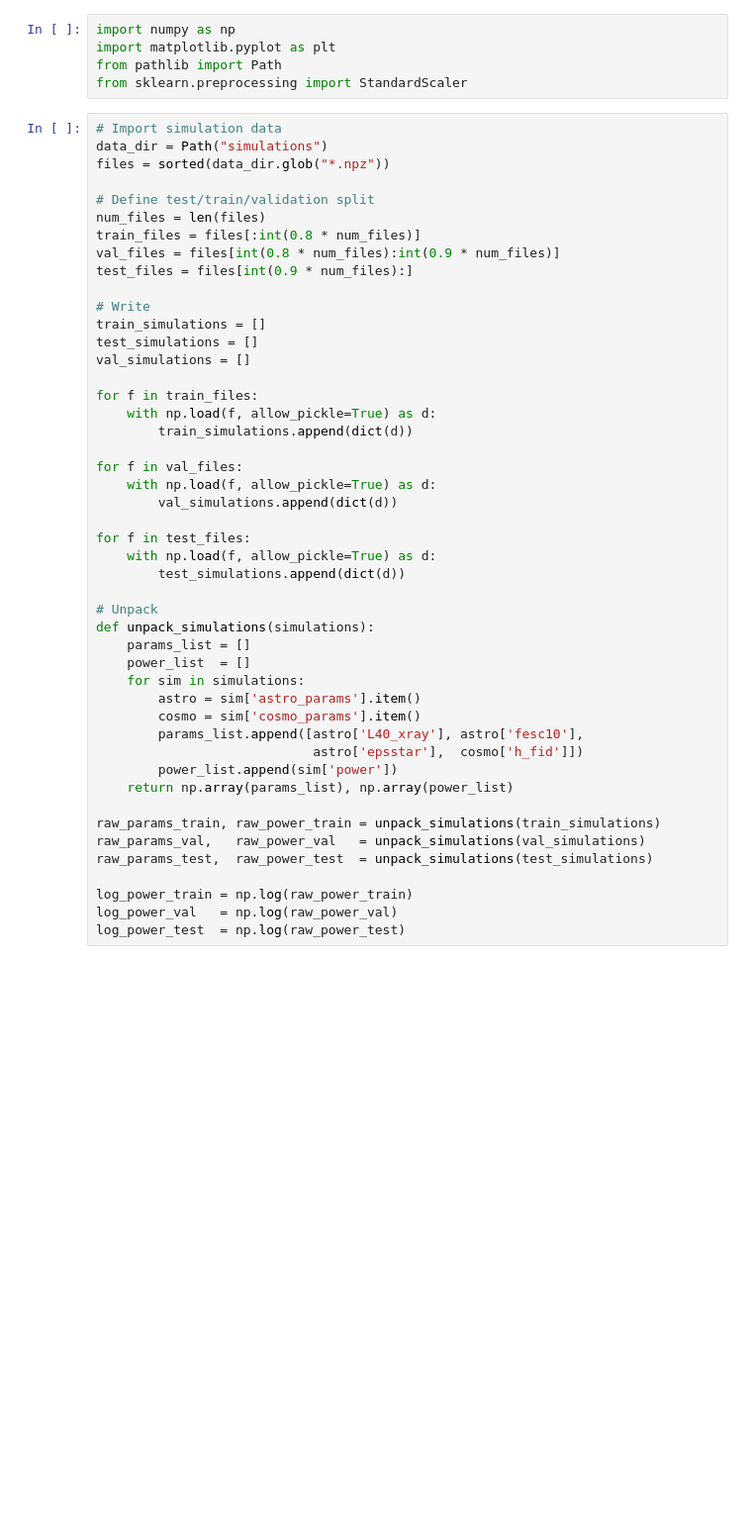
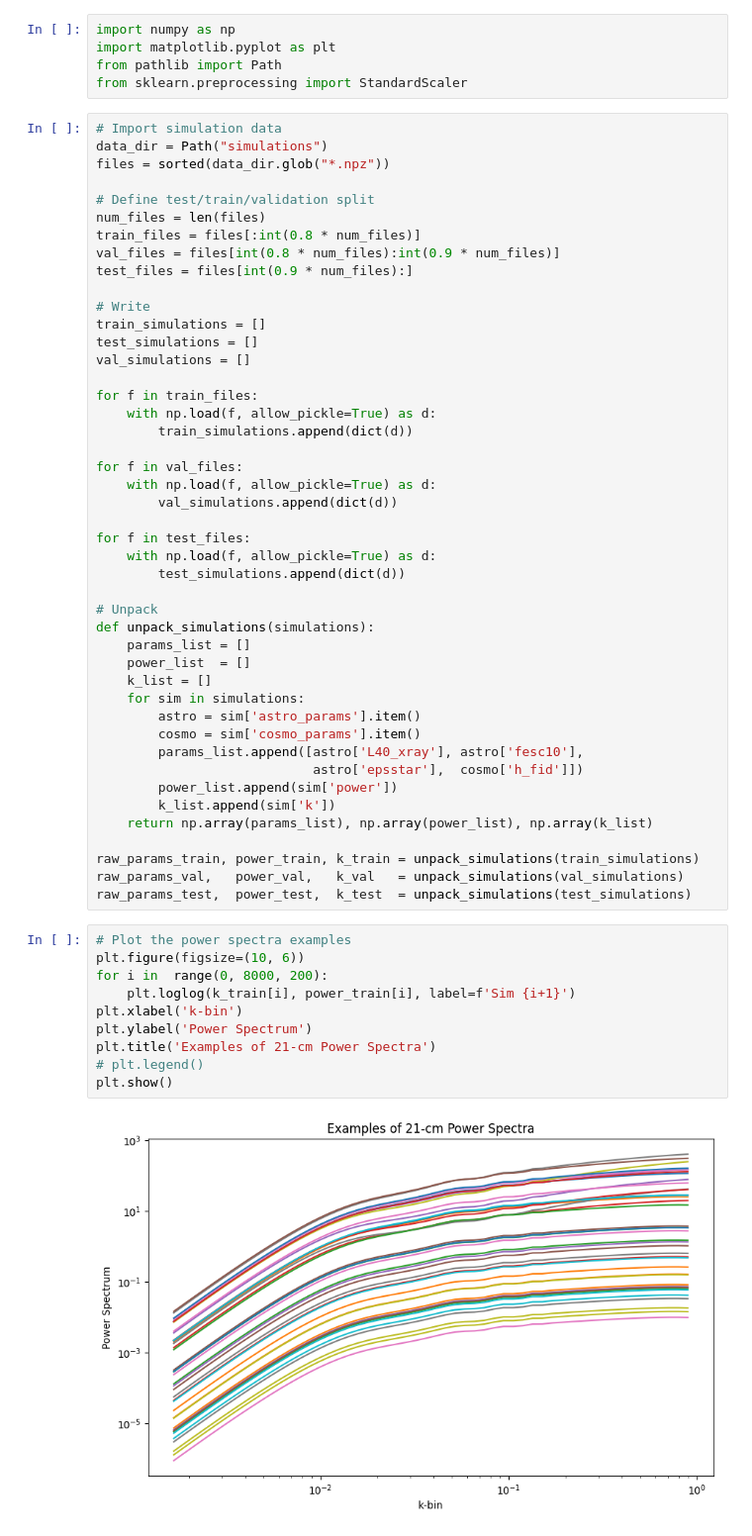
Before and after one commit to JoeyWee1/Machine-Learning-Enhanced-Inference-of-the-21-cm-Power-Spectrum-at-Cosmic-Dawn, a Jupyter notebook: ML_inference.ipynb, the cells around one changed output. Shown at 99% size. Saved outputs shown, nothing was run; the diff lists cells and outputs as text; blank space fills up the shorter version.

```diff
--- a/ML_inference.ipynb
+++ b/ML_inference.ipynb
@@ -37,20 +37,30 @@ for f in test_files:
 def unpack_simulations(simulations):
     params_list = []
     power_list  = []
+    k_list = []
     for sim in simulations:
         astro = sim['astro_params'].item()
         cosmo = sim['cosmo_params'].item()
         params_list.append([astro['L40_xray'], astro['fesc10'],
                             astro['epsstar'],  cosmo['h_fid']])
         power_list.append(sim['power'])
-    return np.array(params_list), np.array(power_list)
+        k_list.append(sim['k'])
+    return np.array(params_list), np.array(power_list), np.array(k_list)
 
-raw_params_train, raw_power_train = unpack_simulations(train_simulations)
-raw_params_val,   raw_power_val   = unpack_simulations(val_simulations)
-raw_params_test,  raw_power_test  = unpack_simulations(test_simulations)
-
-log_power_train = np.log(raw_power_train)
-log_power_val   = np.log(raw_power_val)
-log_power_test  = np.log(raw_power_test)
+raw_params_train, power_train, k_train = unpack_simulations(train_simulations)
+raw_params_val,   power_val,   k_val   = unpack_simulations(val_simulations)
+raw_params_test,  power_test,  k_test  = unpack_simulations(test_simulations)
+# %%
+# Plot the power spectra examples
+plt.figure(figsize=(10, 6))
+for i in  range(0, 8000, 200):
+    plt.loglog(k_train[i], power_train[i], label=f'Sim {i+1}')
+plt.xlabel('k-bin')
+plt.ylabel('Power Spectrum')
+plt.title('Examples of 21-cm Power Spectra')
+# plt.legend()
+plt.show()
+# %% [output]
+[figure, added]
 # %% [markdown]
 - We must normalise the training parameters as they can have different scales with respect to one another. We don't want to bias the trained NN based on the various input scales so we can scale them using a StandardScaler, which brings the mean to 0 and variance to 1.
```
Also changed, not shown: parts of 8 cells of this notebook.
